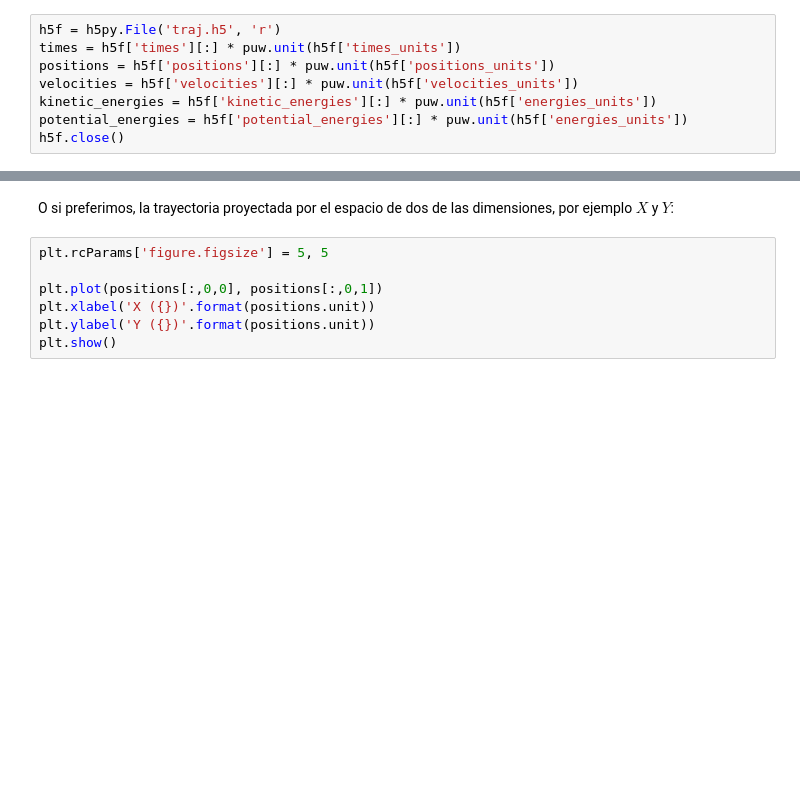
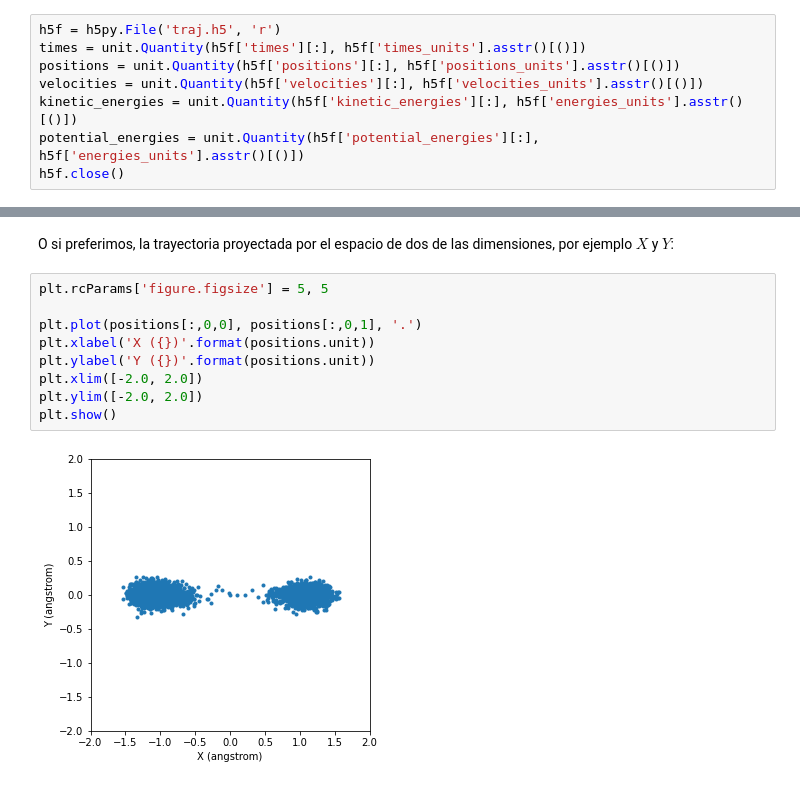
Before and after one commit to uibcdf/Academia, a Jupyter notebook: academia/Modelado_y_simulacion_molecular/OpenMM/Sistemas/doble_pozo/doble_pozo.ipynb, the cells around one changed output, grey strips where cells are left out. Saved outputs shown, nothing was run; the diff lists cells and outputs as text; blank space fills up the shorter version.

```diff
--- a/academia/Modelado_y_simulacion_molecular/OpenMM/Sistemas/doble_pozo/doble_pozo.ipynb
+++ b/academia/Modelado_y_simulacion_molecular/OpenMM/Sistemas/doble_pozo/doble_pozo.ipynb
@@ -146,9 +148,9 @@ h5f.close()
 Podemos rescatar los datos guardados de la trayectoria de la siguiente manera:
 # %%
 h5f = h5py.File('traj.h5', 'r')
-times = h5f['times'][:] * puw.unit(h5f['times_units'])
-positions = h5f['positions'][:] * puw.unit(h5f['positions_units'])
-velocities = h5f['velocities'][:] * puw.unit(h5f['velocities_units'])
-kinetic_energies = h5f['kinetic_energies'][:] * puw.unit(h5f['energies_units'])
-potential_energies = h5f['potential_energies'][:] * puw.unit(h5f['energies_units'])
+times = unit.Quantity(h5f['times'][:], h5f['times_units'].asstr()[()])
+positions = unit.Quantity(h5f['positions'][:], h5f['positions_units'].asstr()[()])
+velocities = unit.Quantity(h5f['velocities'][:], h5f['velocities_units'].asstr()[()])
+kinetic_energies = unit.Quantity(h5f['kinetic_energies'][:], h5f['energies_units'].asstr()[()])
+potential_energies = unit.Quantity(h5f['potential_energies'][:], h5f['energies_units'].asstr()[()])
 h5f.close()
@@ -171,7 +175,11 @@ O si preferimos, la trayectoria proyectada por el espacio de dos de las dimensio
 # %%
 plt.rcParams['figure.figsize'] = 5, 5
 
-plt.plot(positions[:,0,0], positions[:,0,1])
+plt.plot(positions[:,0,0], positions[:,0,1], '.')
 plt.xlabel('X ({})'.format(positions.unit))
 plt.ylabel('Y ({})'.format(positions.unit))
+plt.xlim([-2.0, 2.0])
+plt.ylim([-2.0, 2.0])
 plt.show()
+# %% [output]
+[figure, added]
```
Also changed, not shown: parts of 18 cells of this notebook, 52 other files.
